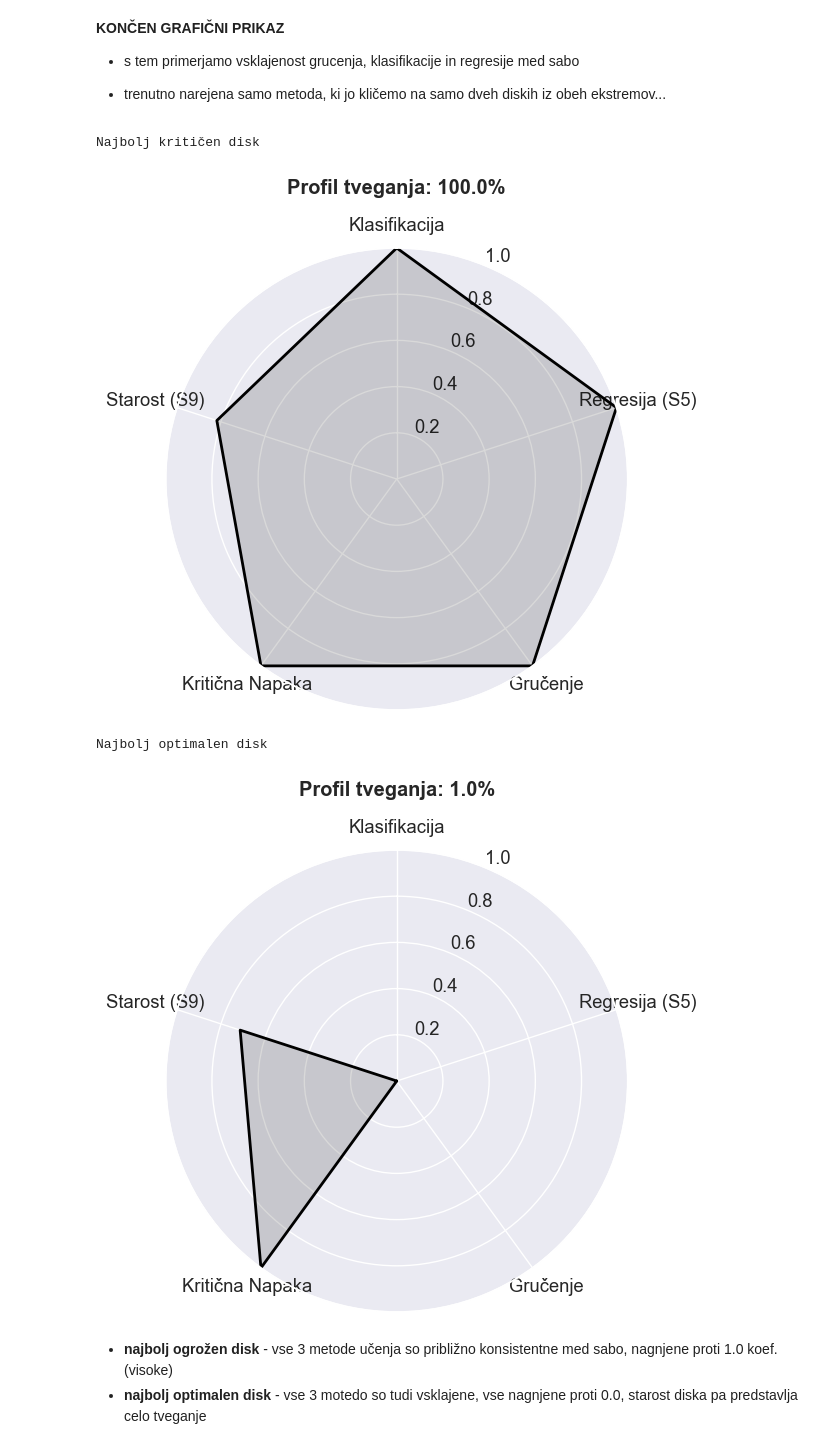
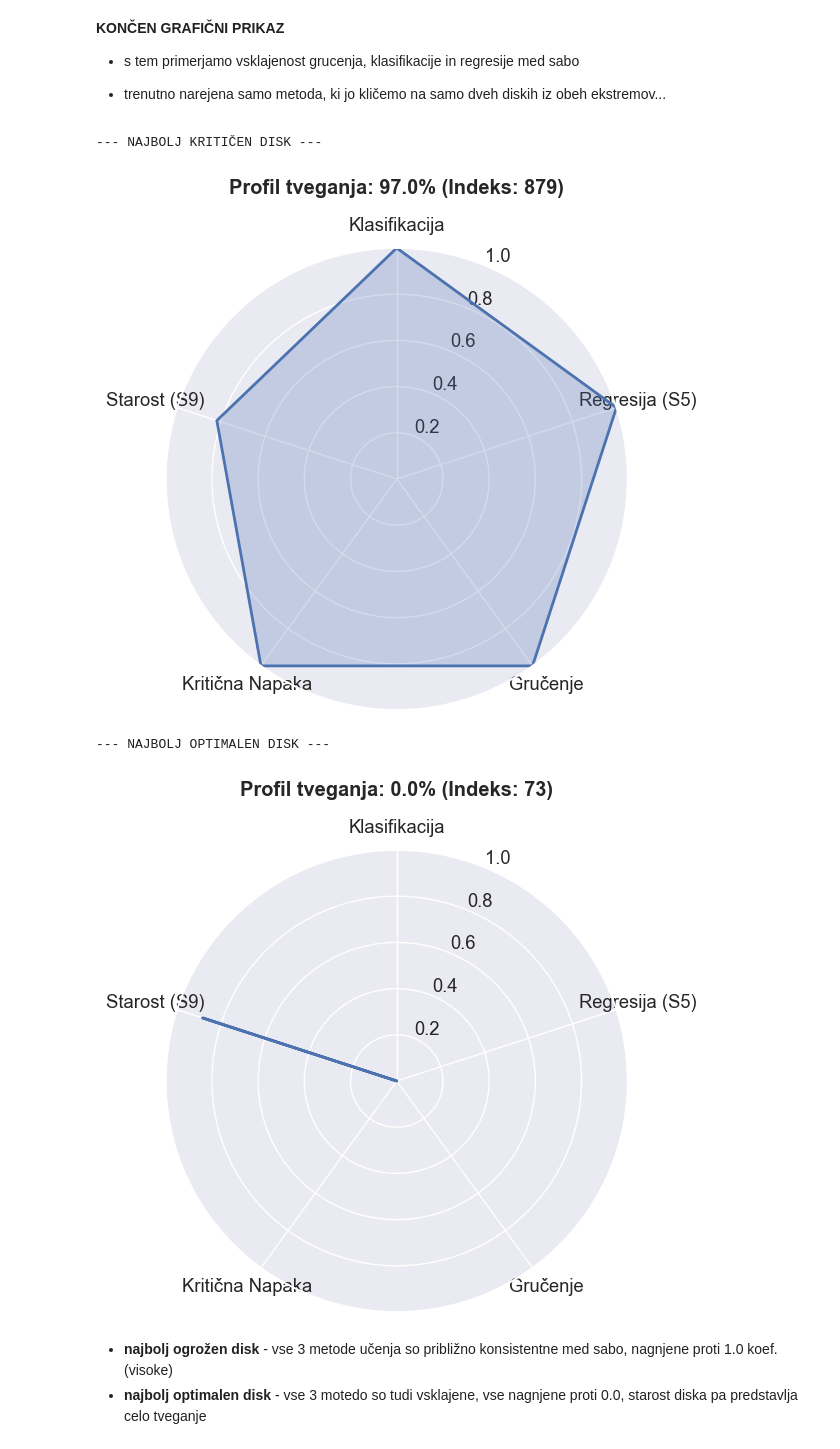
Before and after one commit to Luka-Petek/diskFailurePrediction, a Jupyter notebook: smart_scan_model.ipynb, the cells around one changed output. Saved outputs shown, nothing was run; the diff lists cells and outputs as text; code cells hidden in the pictures.

Commit message:
better formula for final risk %, radar graphs need to be fixed (wrong area)

```diff
--- a/smart_scan_model.ipynb
+++ b/smart_scan_model.ipynb
@@ -644,6 +644,10 @@ y = df['failure']
 
 X_train, X_test, y_train, y_test = train_test_split(X, y, test_size=0.2, random_state=42)
 
+#ponastavimo indexe, da se ujemajo z matriko 0 - N
+X_train = X_train.reset_index(drop=True)
+X_test = X_test.reset_index(drop=True)
+
 print(f"Učna množica: {X_train.shape}")
 print(f"Testna množica: {X_test.shape}")
 # %% [output]
@@ -1210,18 +1224,14 @@ def narisi_radar_tveganja_popravljen(idx):
     labels = ['Klasifikacija', 'Regresija (S5)', 'Gručenje', 'Kritična Napaka', 'Starost (S9)']
     num_vars = len(labels)
 
-    # Razdelimo krog na 5 enakih delov
+    #razdelimo na 5 enakih delov
     angles = np.linspace(0, 2 * np.pi, num_vars, endpoint=False).tolist()
     angles += angles[:1]
 
     try:
-        # Klasifikacija je že 0 - 1
+        #vse 3
         score_klasifikacija = y_pred[idx]
-
-        # 50+ sektorjev = max tveganje (1.0)
         score_regresija = min(y_pred_r[idx] / 50, 1.0)
-
-        # Gruča 1 je kritična (1.0), Gruča 2 je tvegana (0.5), ostale so varne (0.0)
         cluster_id = test_clusters[idx]
 
         if cluster_id == 1:
@@ -1237,48 +1247,45 @@ def narisi_radar_tveganja_popravljen(idx):
         surova_starost = X_test.iloc[idx]['smart_9_raw']
         score_starost = min(surova_starost / 50000, 1.0)
 
         vals = [
             score_klasifikacija,
             score_regresija,
             score_grucenje,
             score_kriticna_napaka,
             score_starost
         ]
         vals += vals[:1]
 
         fig, ax = plt.subplots(figsize=(6, 6), subplot_kw=dict(polar=True))
+        ax.set_ylim(0, 1)
 
-        ax.set_ylim(0, 1)
-        ax.set_yticks([0.2, 0.4, 0.6, 0.8, 1.0])
-
-        # Izris v črno-beli (sivi) za ERK
-        ax.plot(angles, vals, color='black', linewidth=2)
-        ax.fill(angles, vals, color='black', alpha=0.15)
+        ax.plot(angles, vals, linewidth=2, label='Profil diska')
+        ax.fill(angles, vals, alpha=0.25)
 
         ax.set_theta_offset(np.pi / 2)
         ax.set_theta_direction(-1)
         ax.set_thetagrids(np.degrees(angles[:-1]), labels)
 
         tveganje_val = results_final.loc[idx, 'TVEGANJE']
-        plt.title(f"Profil tveganja: {tveganje_val}%", y=1.1, fontweight='bold')
-
+        plt.title(f"Profil tveganja: {tveganje_val}% (Indeks: {idx})", y=1.1, fontweight='bold')
         plt.show()
 
     except Exception as e:
-        print(f"Napaka pri risanju: {e}")
+        print(f"Napaka pri risanju radarja: {e}")
 
-print("Najbolj kritičen disk")
+# Izris obeh ekstremov na podlagi TVOJIH indeksov
+print("\n--- NAJBOLJ KRITIČEN DISK ---")
 naj_idx = results_final['TVEGANJE'].idxmax()
 narisi_radar_tveganja_popravljen(naj_idx)
 
-print("Najbolj optimalen disk")
+print("\n--- NAJBOLJ OPTIMALEN DISK ---")
 min_idx = results_final['TVEGANJE'].idxmin()
 narisi_radar_tveganja_popravljen(min_idx)
 # %% [output]
-Najbolj kritičen disk
+--- NAJBOLJ KRITIČEN DISK ---
-[figure, old version]
+[figure, new version]
-Najbolj optimalen disk
+--- NAJBOLJ OPTIMALEN DISK ---
-[figure, old version]
+[figure, new version]
 # %% [markdown]
 - **najbolj ogrožen disk** - vse 3 metode učenja so približno konsistentne med sabo, nagnjene proti 1.0 koef. (visoke)
 - **najbolj optimalen disk** - vse 3 motedo so tudi vsklajene, vse nagnjene proti 0.0, starost diska pa predstavlja celo tveganje
```
Also changed, not shown: parts of 11 cells of this notebook.
